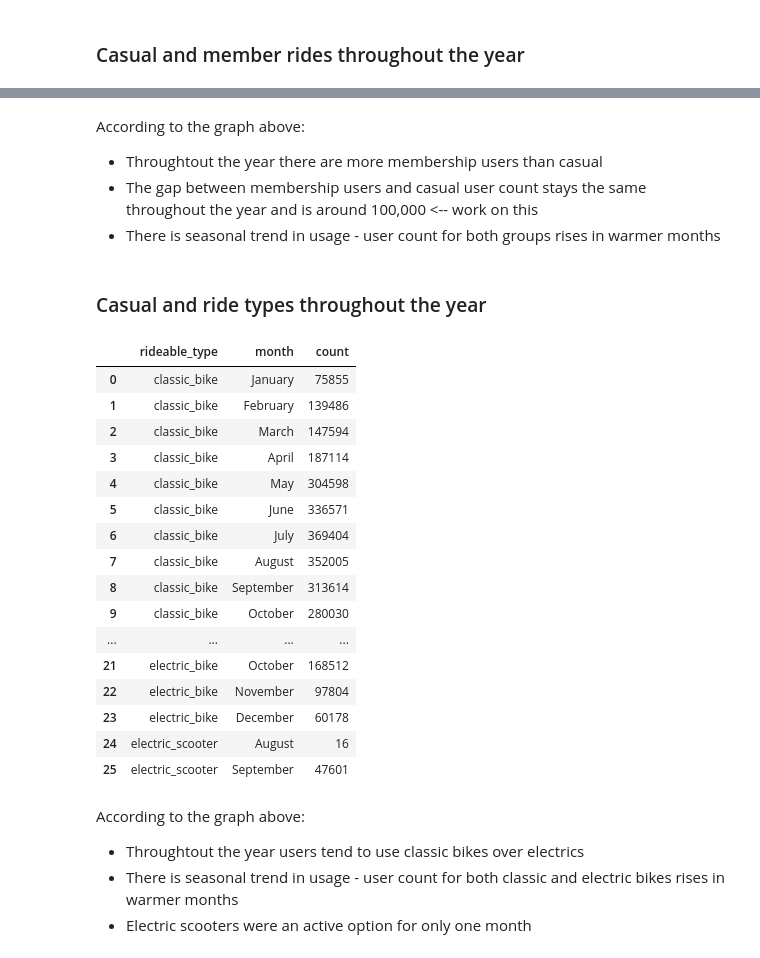
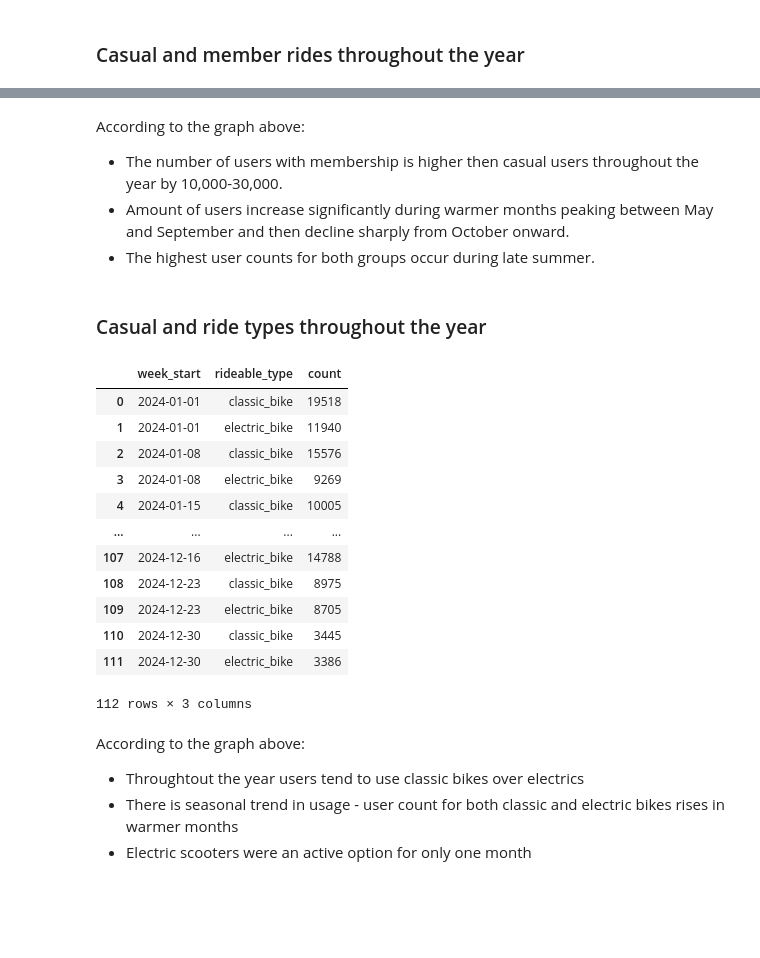
Before and after one commit to yakubszatkowski/Google-Data-Analytics-Project, a Jupyter notebook: main.ipynb, the cells around one changed output, grey strips where cells are left out. Saved outputs shown, nothing was run; the diff lists cells and outputs as text; code cells hidden in the pictures; blank space fills up the shorter version.

```diff
--- a/main.ipynb
+++ b/main.ipynb
@@ -299,7 +300,7 @@ analysis_df
 ### Creating month and week columns of when rides started
 # %%
 month = analysis_df['started_at'].dt.month
-week = analysis_df['started_at'].dt.isocalendar()['week']
+week = pd.to_datetime(analysis_df['started_at']).dt.isocalendar().week  # pd.to_datetime(df['date']).dt.isocalendar().week
 analysis_df.insert(5, 'month', month)
 analysis_df.insert(6, 'week', week)
 analysis_df
@@ -487,3 +477,6 @@ These stations were never end stations:
 # %%
 # pd.set_option('display.max_rows', 200)
 pd.reset_option('display.max_rows')
+# %%
+analysis_df['week_start'] = (analysis_df['started_at'] - pd.to_timedelta(analysis_df['started_at'].dt.weekday, unit='D')).dt.date
+analysis_df
@@ -528,31 +597,26 @@ member_year_line.update_layout(
 member_year_line.show()
 # %% [markdown]
 According to the graph above:
-* Throughtout the year there are more membership users than casual
-* The gap between membership users and casual user count stays the same throughout the year and is around 100,000 <-- work on this
-* There is seasonal trend in usage - user count for both groups rises in warmer months
+* The number of users with membership is higher then casual users throughout the year by 10,000-30,000.
+* Amount of users increase significantly during warmer months peaking between May and September and then decline sharply from October onward.
+* The highest user counts for both groups occur during late summer.
 # %% [markdown]
 ### Casual and ride types throughout the year
 # %%
-ride_year_count = analysis_df.value_counts(['rideable_type', 'month']).sort_index().reset_index(name='count')
-ride_year_count['month'] = pd.to_datetime(ride_year_count['month'], format='%m').dt.month_name()
-ride_year_count
+ride_year_count_df = analysis_df.value_counts(['week_start', 'rideable_type']).sort_index().reset_index(name='count')
+ride_year_count_df
 # %% [output]
-|  | rideable_type | month | count |
-| 0 | classic_bike | January | 75855 |
-| 1 | classic_bike | February | 139486 |
-| 2 | classic_bike | March | 147594 |
-| 3 | classic_bike | April | 187114 |
-| 4 | classic_bike | May | 304598 |
-| 5 | classic_bike | June | 336571 |
-| 6 | classic_bike | July | 369404 |
-| 7 | classic_bike | August | 352005 |
-| 8 | classic_bike | September | 313614 |
-| 9 | classic_bike | October | 280030 |
+|  | week_start | rideable_type | count |
+| 0 | 2024-01-01 | classic_bike | 19518 |
+| 1 | 2024-01-01 | electric_bike | 11940 |
+| 2 | 2024-01-08 | classic_bike | 15576 |
+| 3 | 2024-01-08 | electric_bike | 9269 |
+| 4 | 2024-01-15 | classic_bike | 10005 |
 | ... | ... | ... | ... |
-| 21 | electric_bike | October | 168512 |
-| 22 | electric_bike | November | 97804 |
-| 23 | electric_bike | December | 60178 |
-| 24 | electric_scooter | August | 16 |
-| 25 | electric_scooter | September | 47601 |
+| 107 | 2024-12-16 | electric_bike | 14788 |
+| 108 | 2024-12-23 | classic_bike | 8975 |
+| 109 | 2024-12-23 | electric_bike | 8705 |
+| 110 | 2024-12-30 | classic_bike | 3445 |
+| 111 | 2024-12-30 | electric_bike | 3386 |
+112 rows × 3 columns
 # %%
```
Also changed, not shown: parts of 15 cells of this notebook.
